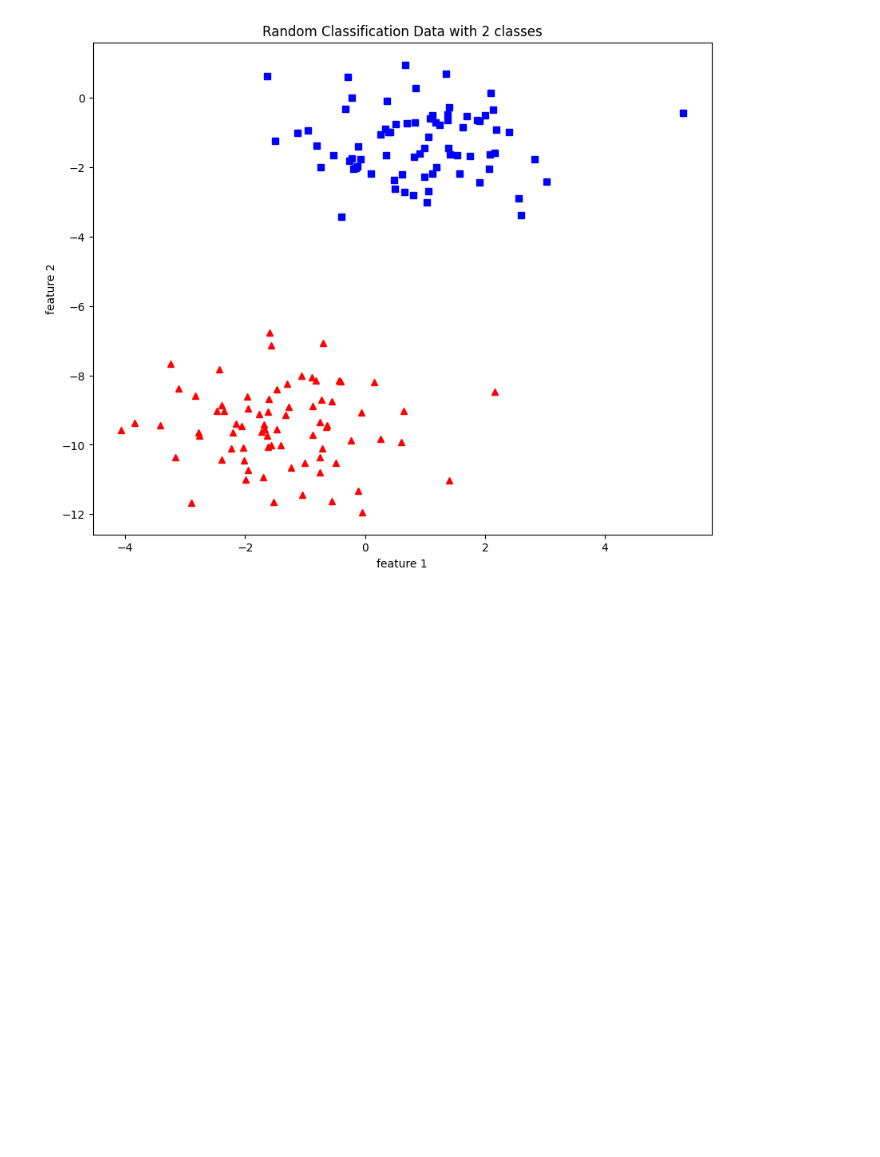
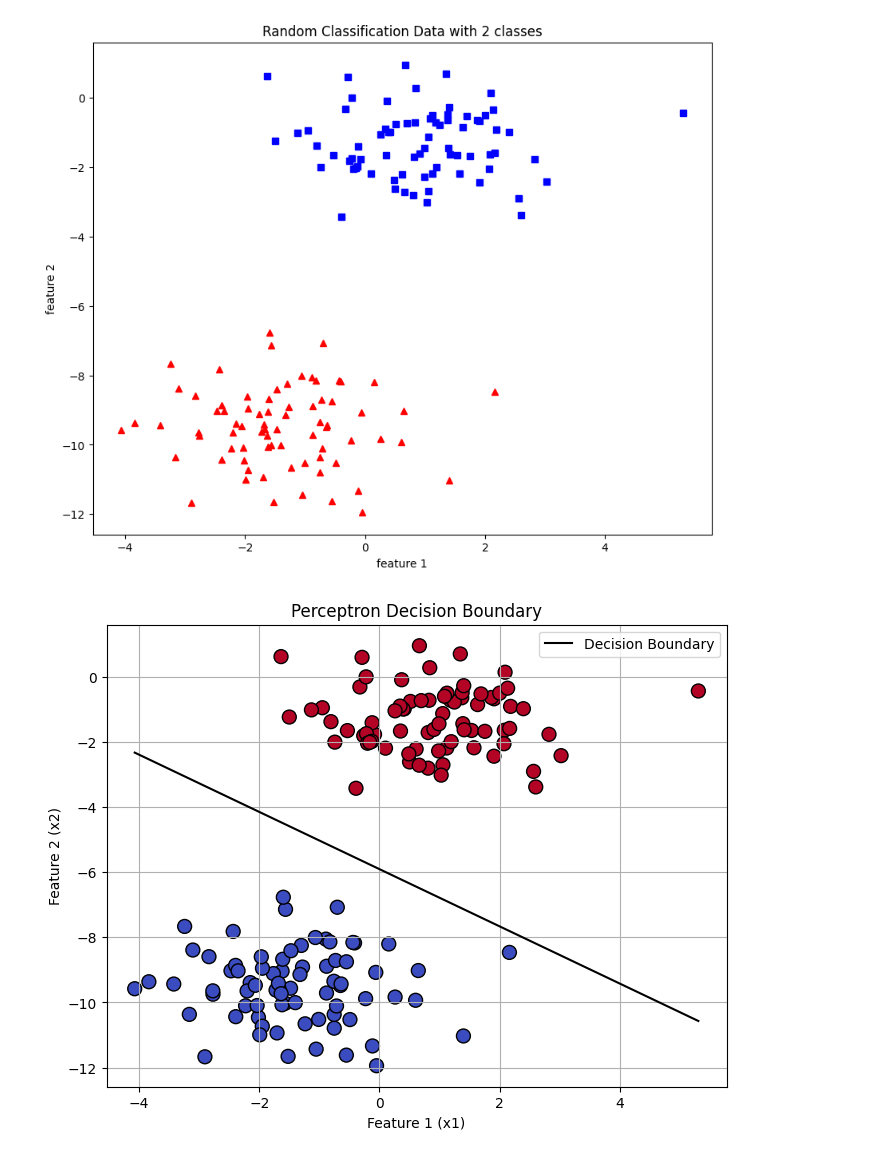
Before and after one commit to LAyari02/tp_deep_learning, a Jupyter notebook: exercice1_tp1.ipynb, the cells around one changed output. Drawn from its saved outputs; the diff is of its cells as text; code cells hidden in the pictures; blank space fills up the shorter version.

Commit message:
ajout de l'appel à plot_decision_boundary(X, w)

```diff
--- a/exercice1_tp1.ipynb
+++ b/exercice1_tp1.ipynb
@@ -87,3 +87,8 @@ def plot_decision_boundary(X, w):
     plt.legend()
     plt.grid(True)
     plt.show()
+# %%
+w, n_miss_list = perceptron(X, y, 0.01, 50)
+plot_decision_boundary(X, w)
+# %% [output]
+[figure, added]
```
